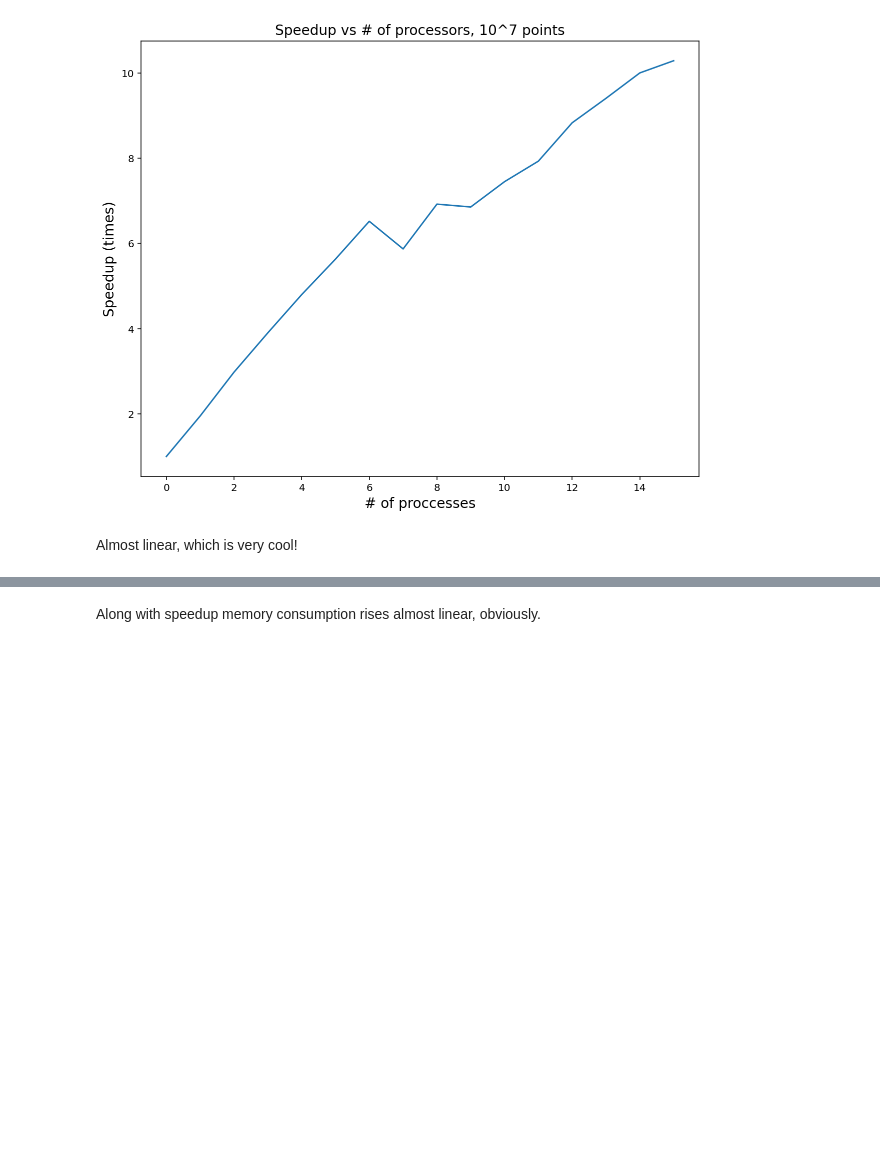
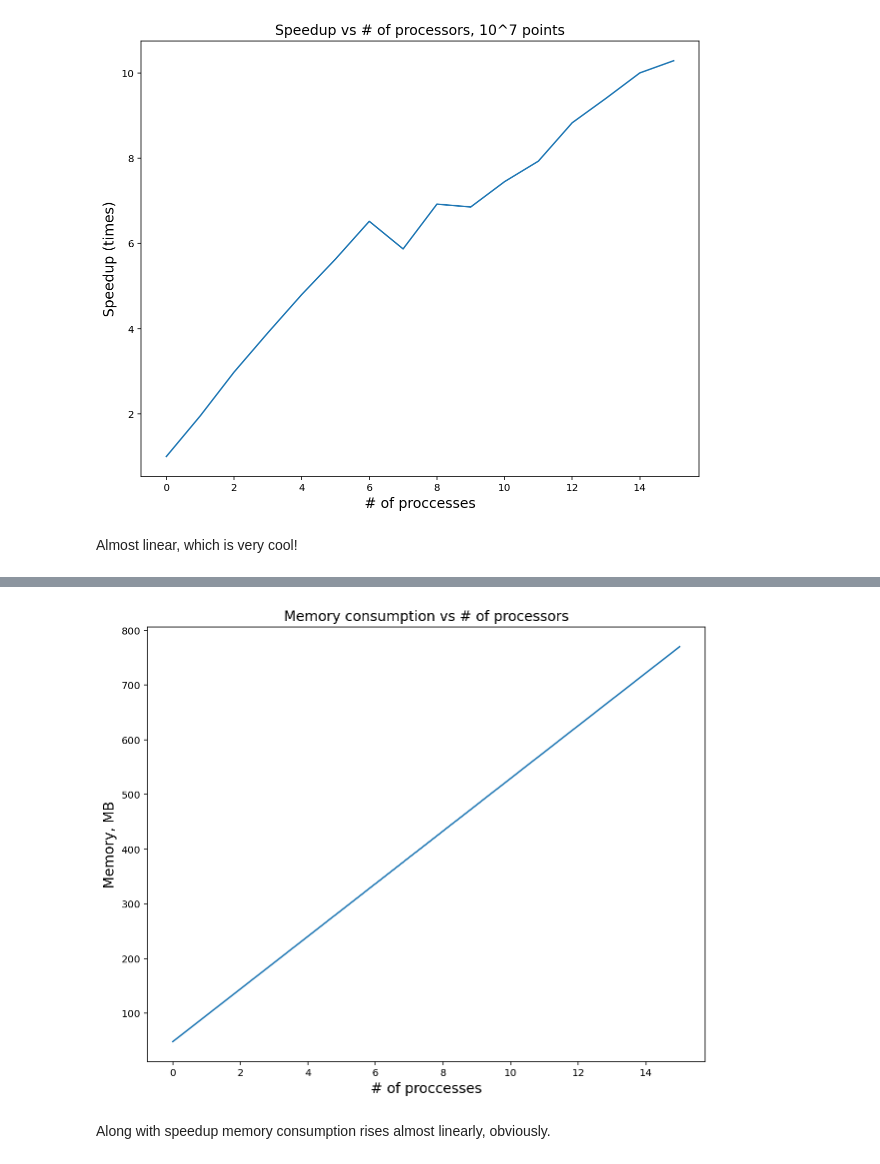
Before and after one commit to Fr0do/HPPL_2021, a Jupyter notebook: task8/Task_8_Shifted_pictures.ipynb, the cells around one changed output, grey strips where cells are left out. Cells and saved outputs as stored; diff of their text form; code cells hidden in the pictures; blank space fills up the shorter version.

```diff
--- a/task8/Task_8_Shifted_pictures.ipynb
+++ b/task8/Task_8_Shifted_pictures.ipynb
@@ -159,7 +159,7 @@ plt.show()
 Almost linear, which is very cool!
 # %%
 cores = os.cpu_count()
-runs = 1
+runs = 5
 memory = []
 for i in range(1, cores + 1):
     ms = []
@@ -181,10 +188,12 @@ for i in range(1, cores + 1):
 # %%
 memory = np.array(memory)
 plt.figure(figsize=(10,8))
-plt.plot(speedup)
+plt.plot(memory)
 plt.title("Memory consumption vs # of processors", fontsize=14)
 plt.xlabel("# of proccesses", fontsize=14)
 plt.ylabel("Memory, MB", fontsize=14)
 plt.show()
+# %% [output]
+[figure, added]
 # %% [markdown]
-Along with speedup memory consumption rises almost linear, obviously.
+Along with speedup memory consumption rises almost linearly, obviously.
```
Also changed, not shown: parts of 1 cell of this notebook.
